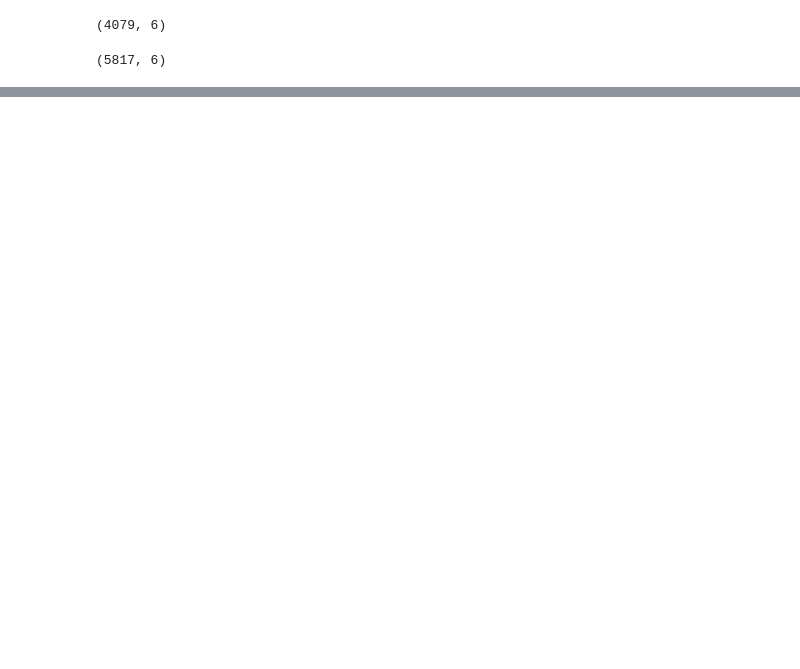
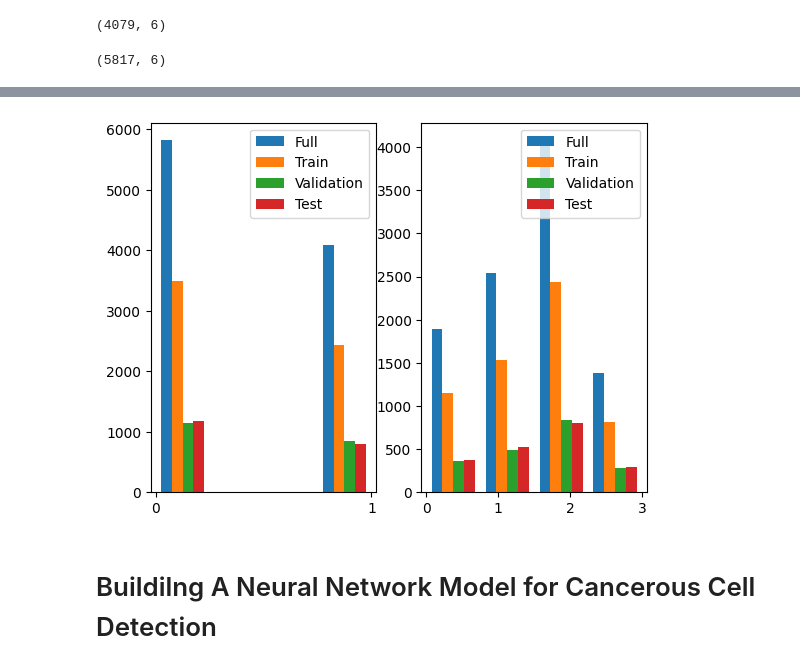
Before and after one commit to s2105802-Nelson/COSC2673-A2-Group42, a Jupyter notebook: COSC2673_Assignment2.ipynb, the cells around one changed output, grey strips where cells are left out. Drawn from its saved outputs; the diff is of its cells as text; code cells hidden in the pictures; blank space fills up the shorter version.

```diff
--- a/COSC2673_Assignment2.ipynb
+++ b/COSC2673_Assignment2.ipynb
@@ -56,0 +143,6 @@ plt.tight_layout()
+# %%
+from sklearn.model_selection import train_test_split
+state = 1212125
+train_val_df,test_df = train_test_split(dfMain,test_size=0.2,shuffle=True,random_state=state)
+
+train_df, val_df = train_test_split(train_val_df, test_size=0.25, shuffle = True, random_state = state)
@@ -56,0 +157,15 @@ plt.tight_layout()
+# %%
+for i,col in enumerate(dfMain[['isCancerous','cellType']]):
+  plt.subplot(1,2,i+1)
+  plt.hist((dfMain[col],train_df[col],val_df[col],test_df[col])
+  ,4,
+  label=('Full','Train','Validation','Test'))
+  plt.legend()
+  # plt.hist(dfMain[col],alpha=0.6,color='b')
+  # plt.hist(train_df[col],alpha=0.6,color='r')
+  # plt.hist(val_df[col],alpha=0.6,color='y')
+  # plt.hist(test_df[col],alpha=0.6,color='g')
+# %% [output]
+[figure, added]
+# %% [markdown]
+# Buildilng A Neural Network Model for Cancerous Cell Detection
```
Also changed, not shown: parts of 31 cells of this notebook.
